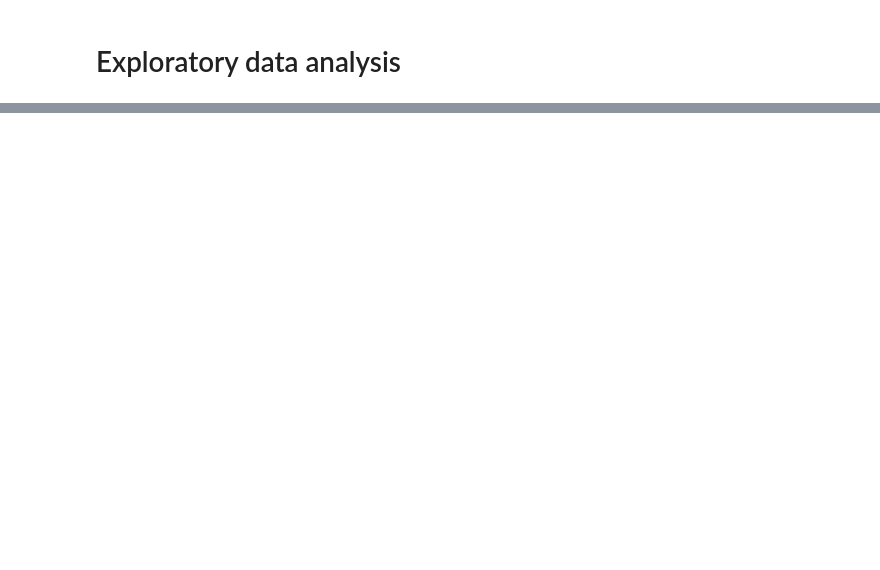
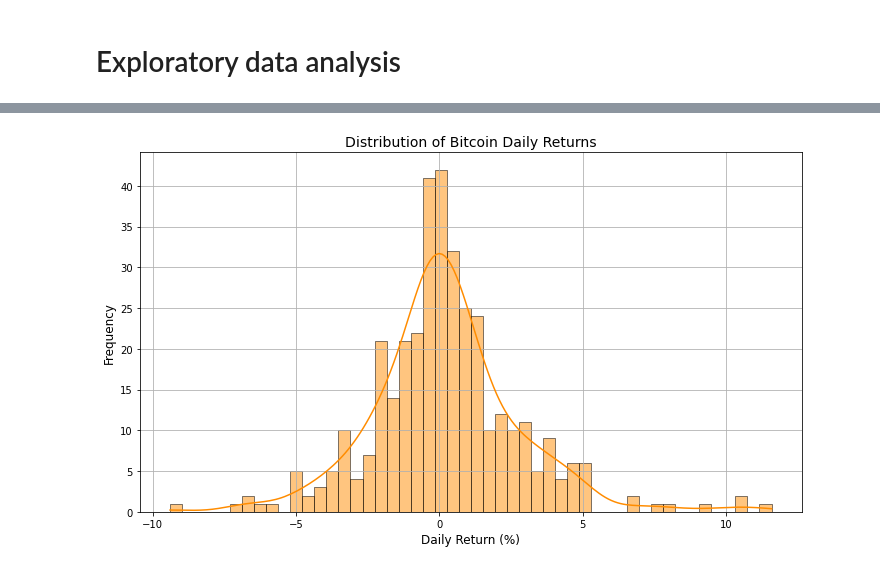
Before and after one commit to keithsm23/Modelling-Financial-Risk-in-Cryptocurrency-Markets, a Jupyter notebook: Modelling Financial Risk in Cryptocurrency Markets.ipynb, the cells around one changed output, grey strips where cells are left out. Drawn from its saved outputs; the diff is of its cells as text; code cells hidden in the pictures; blank space fills up the shorter version.

```diff
--- a/Modelling Financial Risk in Cryptocurrency Markets.ipynb
+++ b/Modelling Financial Risk in Cryptocurrency Markets.ipynb
@@ -329,0 +290,22 @@ Inflation_Rate    NaN             NaN
+# %%
+# Calculate Daily Returns
+merged_data['Daily_Returns'] = merged_data['Close'].pct_change() * 100
+
+# Plot Daily Returns
+plt.figure(figsize=(10, 6))
+sns.histplot(
+    merged_data['Daily_Returns'].dropna(),
+    bins=50,
+    kde=True,
+    color='darkorange',
+    edgecolor='black',
+    linewidth=0.5
+)
+plt.title('Distribution of Bitcoin Daily Returns', fontsize=14)
+plt.xlabel('Daily Return (%)', fontsize=12)
+plt.ylabel('Frequency', fontsize=12)
+plt.grid(True)
+plt.tight_layout()
+plt.show()
+# %% [output]
+[figure, added]
```
Also changed, not shown: parts of 26 cells of this notebook.
